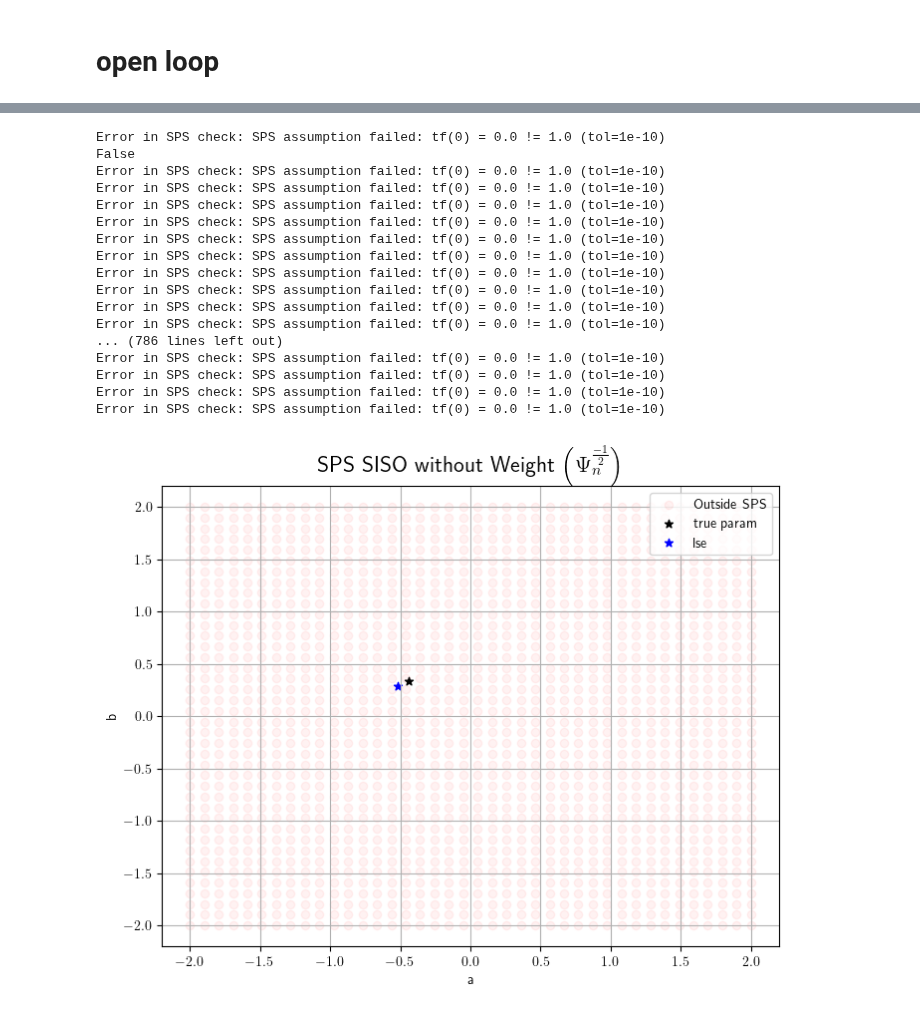
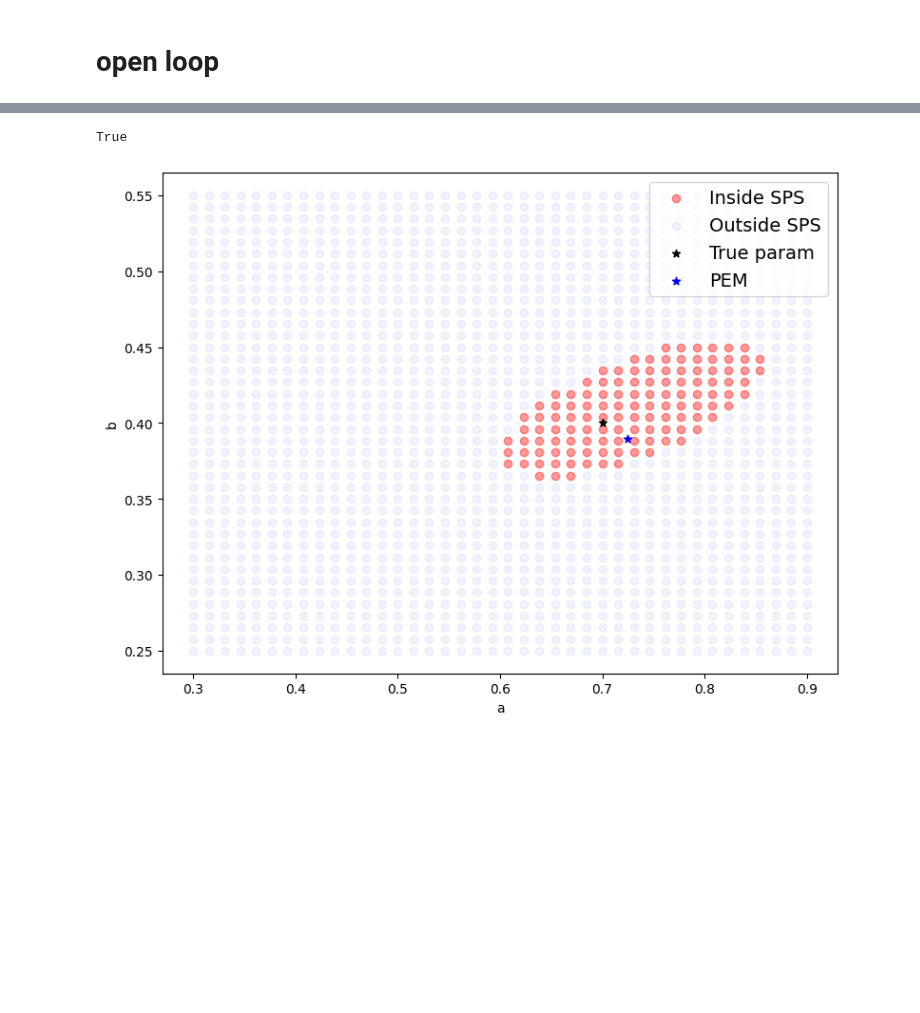
Before and after one commit to Muckthebuck/Learning-Dynamic-Systems, a Jupyter notebook: indirect_identification/notebooks/sps_plots.ipynb, the cells around one changed output, grey strips where cells are left out. Cells and saved outputs as stored; diff of their text form; code cells hidden in the pictures; blank space fills up the shorter version.

Commit message:
sps plots for mimo

```diff
--- a/indirect_identification/notebooks/sps_plots.ipynb
+++ b/indirect_identification/notebooks/sps_plots.ipynb
@@ -24,7 +24,7 @@ import matplotlib.pyplot as plt
 from scipy import signal
 # Plotting
 import matplotlib as mpl
-mpl.rcParams['text.usetex'] = True  # Use full LaTeX engine
+# mpl.rcParams['text.usetex'] = True  # Use full LaTeX engine
 
 class ARMAX:
     def __init__(self, A, B, C):
@@ -75,8 +75,8 @@ class ARMAX:
         plt.show()
 
 # Example usage
-A = [1, -0.44]   # A(z^-1) = 1 - 0.33z^-1 - 0.1z^-2
-B = [0.33]       # B(z^-1) = 0.22z^-1 + 0.1z^-2
+A = [1, 0.7]   # A(z^-1) = 1 - 0.33z^-1 - 0.1z^-2
+B = [0.4]       # B(z^-1) = 0.22z^-1 + 0.1z^-2
 C = [1]               #
 
 armax_model = ARMAX(A, B, C)
@@ -127,7 +127,7 @@ def get_construct_ss_from_params_method(n_states: int, n_inputs: int, n_outputs:
 
 # Example usage
 n_dims=1
-center = [-0.44, 0.33]
+center = [0.7, 0.4]
 C_obs = np.array([[1]])
 epsilon = 1e-10
 # sps
@@ -195,60 +195,59 @@ def is_inside_region2(point):
         print(f"Error in SPS check: {e}")
         in_sps = False
     return in_sps
 
 print(is_inside_region2(np.array(center)))
 
 
 # Grid resolution
-a_vals = np.linspace(-2, 2, 40)
-b_vals = np.linspace(-2, 2, 40)
+a_vals = np.linspace(0.3, 0.9, 40)
+b_vals = np.linspace(0.25, 0.55, 40)
 
 blue_pts = []
 red_pts = []
+
+As = []
+Bs = []
 
 for a in a_vals:
     for b in b_vals:
 
         point = np.array([a, b])
         if is_inside_region2(point):
             blue_pts.append([a, b])
+            As.append(a)
+            Bs.append(b)
         else:
             red_pts.append([a, b])
 
 blue_pts = np.array(blue_pts)
 red_pts = np.array(red_pts)
 
-# Plotting
-plt.figure(figsize=(8, 6))
+# plt.rcParams.update({
+#     'font.size': 38,         # Base font size (a little bigger)
+#     'axes.titlesize': 42,    # Title font (a little bigger)
+#     'axes.labelsize': 38,    # X/Y label font (a little bigger)
+#     'xtick.labelsize': 34,   # X tick labels (a little bigger)
+#     'ytick.labelsize': 34,   # Y tick labels (a little bigger)
+#     'legend.fontsize': 34,   # Legend font (a little bigger)
+#     'figure.titlesize': 42,  # Suptitle font (a little bigger)
+# })
+plt.figure(figsize=(8, 6))  # Larger figure size for better scaling in LaTeX
 if len(blue_pts):
-    plt.scatter(blue_pts[:, 0], blue_pts[:, 1], color='blue', label='Inside SPS', alpha=0.1)
+    plt.scatter(blue_pts[:, 0], blue_pts[:, 1], color='red', label='Inside SPS', alpha=0.4)
 if len(red_pts):
-    plt.scatter(red_pts[:, 0], red_pts[:, 1], color='red', label='Outside SPS', alpha=0.05)
-plt.scatter(center[0], center[1], color='black', marker='*', label='true param')
-plt.scatter(lse[0], lse[1], color='blue', marker='*', label='lse')
+    plt.scatter(red_pts[:, 0], red_pts[:, 1], color='blue', label='Outside SPS', alpha=0.05)
+plt.scatter(center[0], center[1], color='black', marker='*', label='True param')
+plt.scatter(lse[0], lse[1], color='blue', marker='*', label='PEM')
 plt.xlabel("a")
 plt.ylabel("b")
-# plt.title("SPS SISO", fontsize=16)
-plt.title(r"SPS SISO without Weight $\left(\Psi_n^{\frac{-1}{2}}\right)$", fontsize=16)
-plt.legend()
-plt.grid(True)
+# plt.title(r"SPS SISO without Weight $\left(\Psi_n^{\frac{-1}{2}}\right)$")
+plt.legend(fontsize=14)
+# plt.legend(loc='center left', bbox_to_anchor=(1.02, 0.5), borderaxespad=0.)
+# plt.grid(True)
+plt.tight_layout()
+plt.savefig("sps_siso.svg", bbox_inches='tight')
 plt.show()
 # %% [output]
-Error in SPS check: SPS assumption failed: tf(0) = 0.0 != 1.0 (tol=1e-10)
-False
-Error in SPS check: SPS assumption failed: tf(0) = 0.0 != 1.0 (tol=1e-10)
-Error in SPS check: SPS assumption failed: tf(0) = 0.0 != 1.0 (tol=1e-10)
-Error in SPS check: SPS assumption failed: tf(0) = 0.0 != 1.0 (tol=1e-10)
-Error in SPS check: SPS assumption failed: tf(0) = 0.0 != 1.0 (tol=1e-10)
-Error in SPS check: SPS assumption failed: tf(0) = 0.0 != 1.0 (tol=1e-10)
-Error in SPS check: SPS assumption failed: tf(0) = 0.0 != 1.0 (tol=1e-10)
-Error in SPS check: SPS assumption failed: tf(0) = 0.0 != 1.0 (tol=1e-10)
-Error in SPS check: SPS assumption failed: tf(0) = 0.0 != 1.0 (tol=1e-10)
-Error in SPS check: SPS assumption failed: tf(0) = 0.0 != 1.0 (tol=1e-10)
-Error in SPS check: SPS assumption failed: tf(0) = 0.0 != 1.0 (tol=1e-10)
-... (786 lines left out)
-Error in SPS check: SPS assumption failed: tf(0) = 0.0 != 1.0 (tol=1e-10)
-Error in SPS check: SPS assumption failed: tf(0) = 0.0 != 1.0 (tol=1e-10)
-Error in SPS check: SPS assumption failed: tf(0) = 0.0 != 1.0 (tol=1e-10)
-Error in SPS check: SPS assumption failed: tf(0) = 0.0 != 1.0 (tol=1e-10)
+True
-[figure, old version]
+[figure, new version]
```
Also changed, not shown: parts of 7 cells of this notebook, 5 other files.
